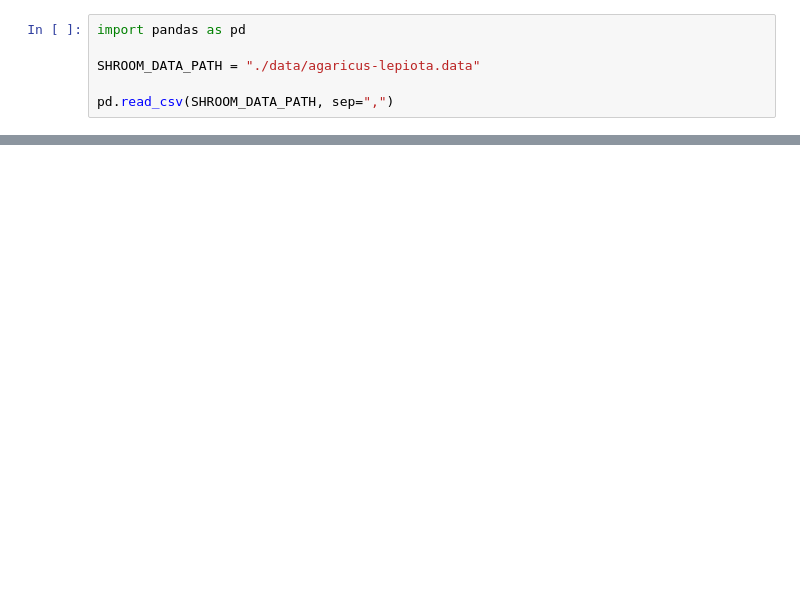
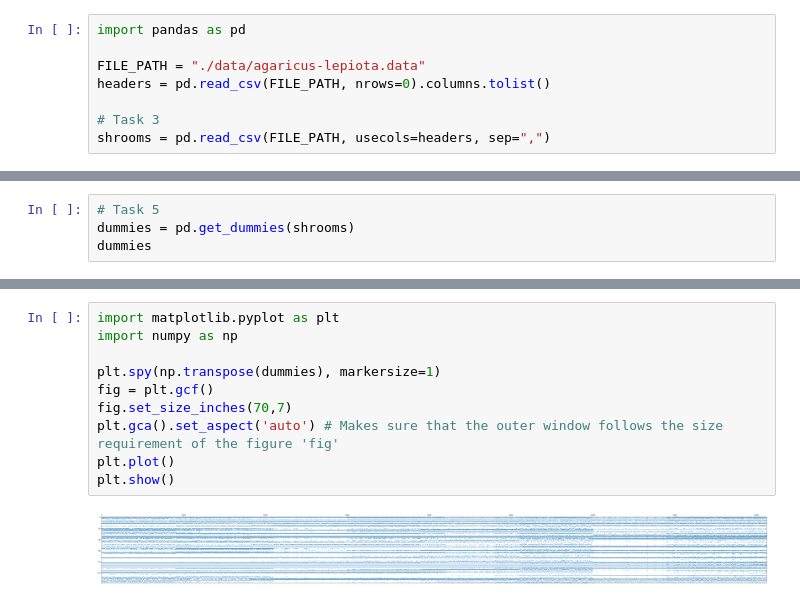
Before and after one commit to Sleiphan/edu-idatt2502-o1, a Jupyter notebook: o5/Exercise_5.ipynb, the cells around one changed output, grey strips where cells are left out. Drawn from its saved outputs; the diff is of its cells as text; blank space fills up the shorter version.

```diff
--- a/o5/Exercise_5.ipynb
+++ b/o5/Exercise_5.ipynb
@@ -1,6 +1,8 @@
 # %%
 import pandas as pd
 
-SHROOM_DATA_PATH = "./data/agaricus-lepiota.data"
+FILE_PATH = "./data/agaricus-lepiota.data"
+headers = pd.read_csv(FILE_PATH, nrows=0).columns.tolist()
 
-pd.read_csv(SHROOM_DATA_PATH, sep=",")
+# Task 3
+shrooms = pd.read_csv(FILE_PATH, usecols=headers, sep=",")
@@ -20,0 +18,4 @@ pd.read_csv(SHROOM_DATA_PATH, sep=",")
+# %%
+# Task 5
+dummies = pd.get_dummies(shrooms)
+dummies
@@ -20,0 +36,12 @@ pd.read_csv(SHROOM_DATA_PATH, sep=",")
+# %%
+import matplotlib.pyplot as plt
+import numpy as np
+
+plt.spy(np.transpose(dummies), markersize=1)
+fig = plt.gcf()
+fig.set_size_inches(70,7)
+plt.gca().set_aspect('auto') # Makes sure that the outer window follows the size requirement of the figure 'fig'
+plt.plot()
+plt.show()
+# %% [output]
+[figure, added]
```
Also changed, not shown: parts of 3 cells of this notebook.
